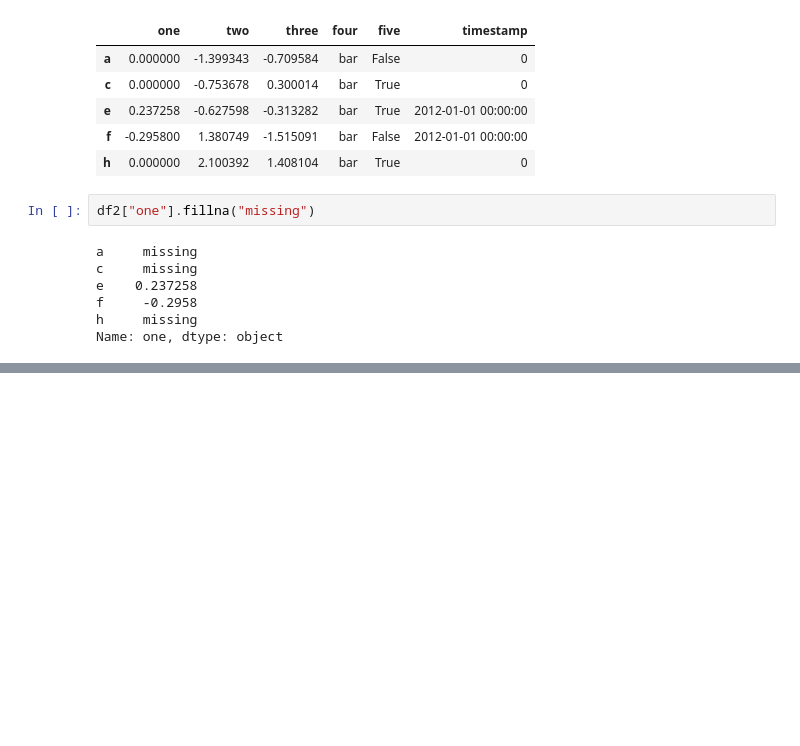
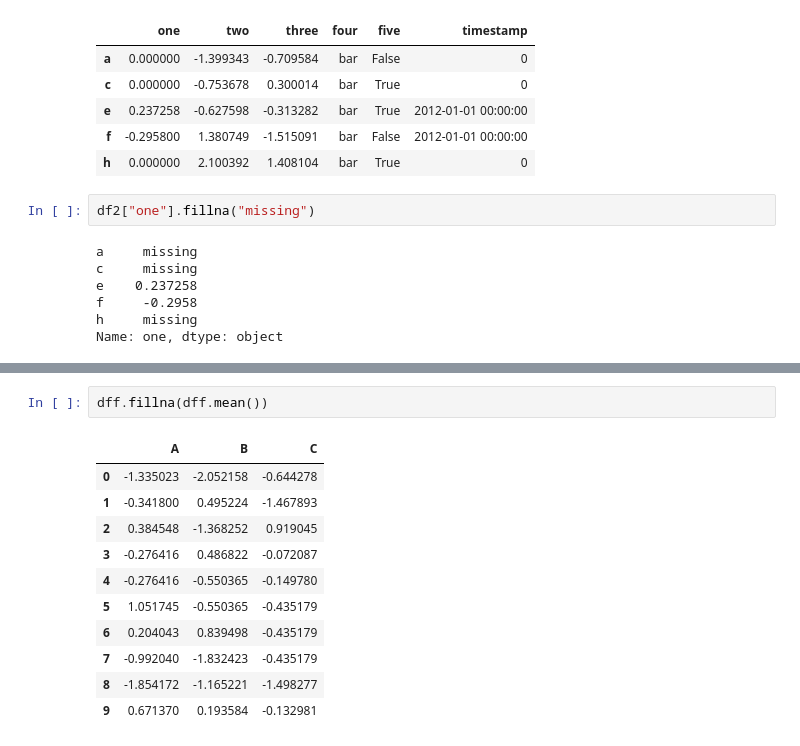
Before and after one commit to ramank123/Pandas, a Jupyter notebook: Working_with_missing_data.ipynb, the cells around one changed output, grey strips where cells are left out. Drawn from its saved outputs; the diff is of its cells as text; blank space fills up the shorter version.

```diff
--- a/Working_with_missing_data.ipynb
+++ b/Working_with_missing_data.ipynb
@@ -260,0 +288,14 @@ Name: one, dtype: object
+# %%
+dff.fillna(dff.mean())
+# %% [output]
+|  | A | B | C |
+| 0 | -1.335023 | -2.052158 | -0.644278 |
+| 1 | -0.341800 | 0.495224 | -1.467893 |
+| 2 | 0.384548 | -1.368252 | 0.919045 |
+| 3 | -0.276416 | 0.486822 | -0.072087 |
+| 4 | -0.276416 | -0.550365 | -0.149780 |
+| 5 | 1.051745 | -0.550365 | -0.435179 |
+| 6 | 0.204043 | 0.839498 | -0.435179 |
+| 7 | -0.992040 | -1.832423 | -0.435179 |
+| 8 | -1.854172 | -1.165221 | -1.498277 |
+| 9 | 0.671370 | 0.193584 | -0.132981 |
```
Also changed, not shown: parts of 6 cells of this notebook.
